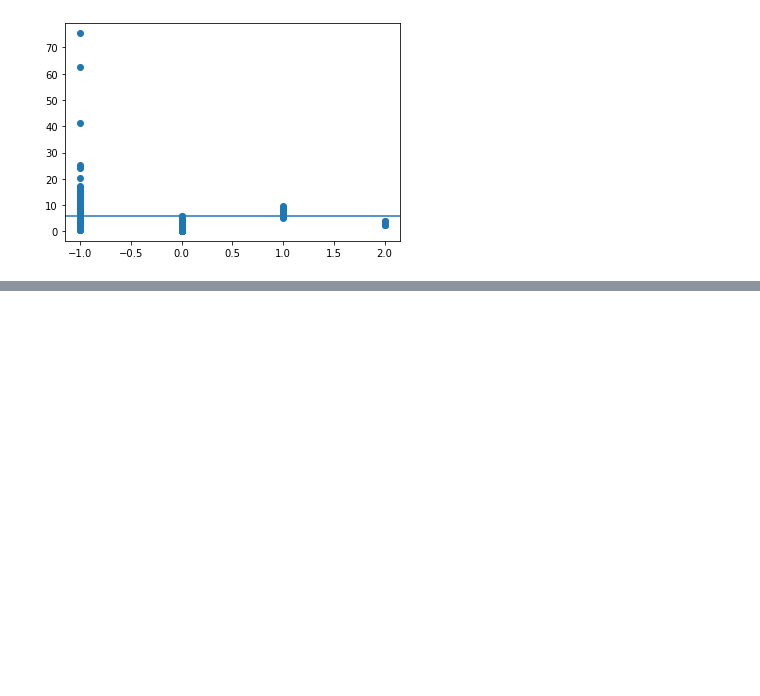
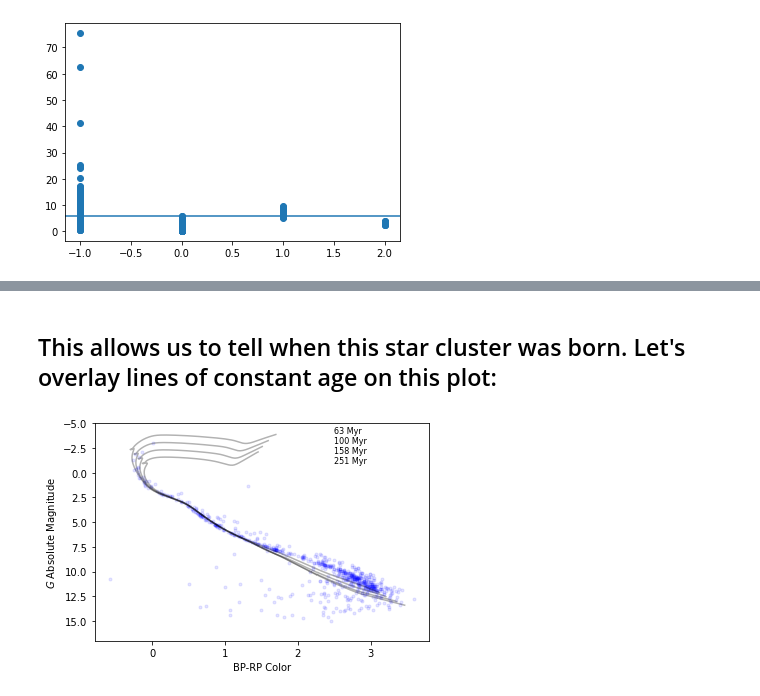
Before and after one commit to ginleaf/pyucy1, a Jupyter notebook: Clustering_example.ipynb, the cells around one changed output, grey strips where cells are left out. Cells and saved outputs as stored; diff of their text form; code cells hidden in the pictures; blank space fills up the shorter version.

Commit message:
updated clustering example

```diff
--- a/Clustering_example.ipynb
+++ b/Clustering_example.ipynb
@@ -220,0 +242,37 @@ plt.axhline(6)
+# %% [markdown]
+## This allows us to tell when this star cluster was born. Let's overlay lines of constant age on this plot:
+# %%
+isochrones_Z000 = np.load("./Gaia_bands_young_Z000.npy")
+
+
+# Extinction and reddening of the Pleiades
+A_G = 0.25
+A_BP = 0.28
+A_RP = 0.13
+E_BP_RP = A_BP - A_RP
+
+
+# Determine absolute magnitude - unextincted
+G_abs = get_absolute_mag(data['phot_g_mean_mag'], data['parallax']) - A_G
+
+# Determine color - unreddened
+BP_RP_color = data['phot_bp_mean_mag'] - data['phot_rp_mean_mag'] - E_BP_RP
+
+
+plt.scatter(BP_RP_color[y_pred==idx], G_abs[y_pred==idx], marker='.', alpha=0.1, c='b')
+
+for i, age in enumerate(np.unique(isochrones_Z000['age'])):
+    color = isochrones_Z000[isochrones_Z000['age']==age]['Gaia_BP'] - isochrones_Z000[isochrones_Z000['age']==age]['Gaia_RP']
+    magnitude = isochrones_Z000[isochrones_Z000['age']==age]['Gaia_G']
+
+    plt.plot(color, magnitude, color='k', alpha=0.3)
+    plt.text(2.5, -4.0+i, "%.0f"%10**(age-6.0) + ' Myr', fontsize=8)
+
+
+plt.xlabel('BP-RP Color')
+plt.ylabel(r'$G$ Absolute Magnitude')
+plt.gca().set_ylim(17, -5)
+
+plt.show()
+# %% [output]
+[figure, added]
```
Also changed, not shown: parts of 21 cells of this notebook, 2 other files.
